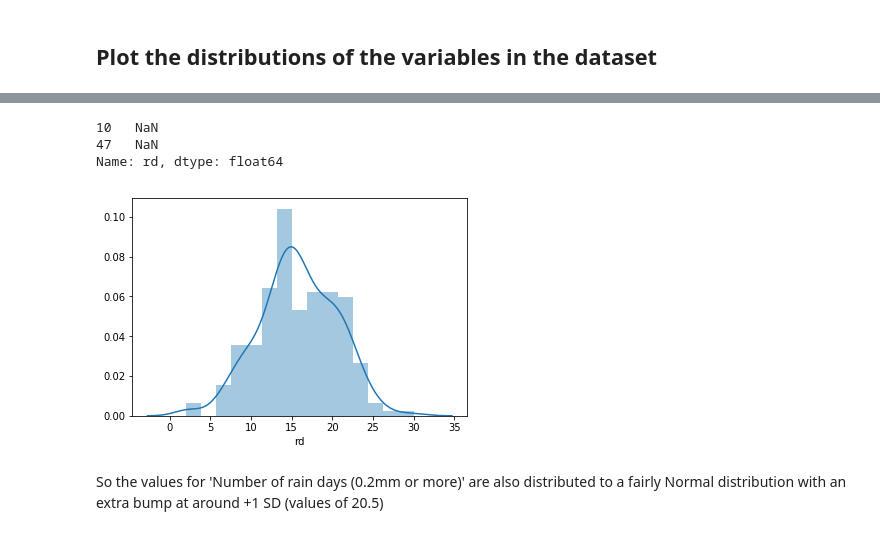
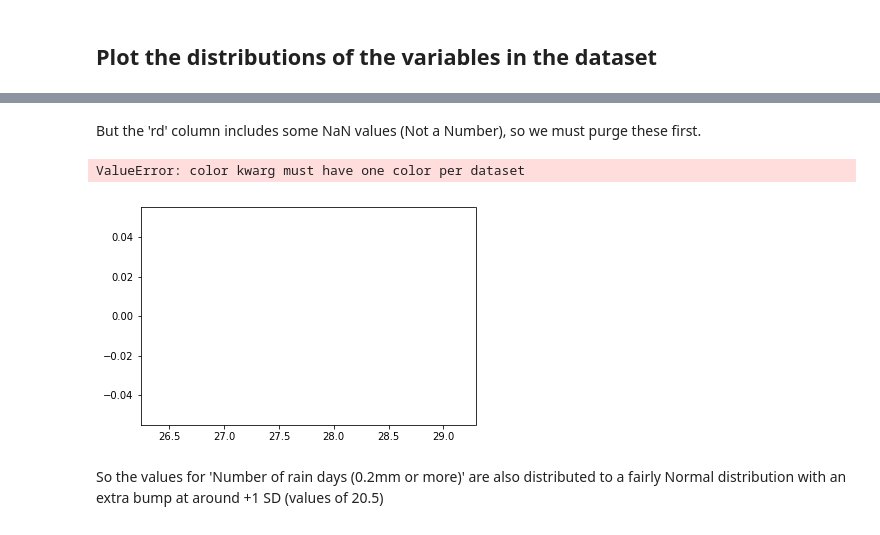
Before and after one commit to Aqua5lad/PDA-Dec-Project, a Jupyter notebook: PDA Project Dec 2018.ipynb, the cells around one changed output, grey strips where cells are left out. Drawn from its saved outputs; the diff is of its cells as text; code cells hidden in the pictures.

Commit message:
edits & iloc

```diff
--- a/PDA Project Dec 2018.ipynb
+++ b/PDA Project Dec 2018.ipynb
@@ -140,9 +63,0 @@ Index: []
-# %%
-# remove all NaN values use to_numeric with parameter errors='coerce' - it replace non numeric to NaNs:
-df['gdf'] = pd.to_numeric(df['gdf'], errors='coerce')
-
-# to remove all rows with NaNs in column, use dropna:
-df = df.dropna(subset=['gdf'])
-
-# Finally convert values to ints:
-df['gdf'] = df['gdf'].astype(int)
@@ -155,0 +79,5 @@ df1=df.iloc[:,4]
+# %%
+# Now lets ignore the Year & Month columns (0 & 1):
+df1 = df.iloc[:,2:6]
+# what does the data distribution look like?
+df1.describe()
@@ -178,4 +117,0 @@ _ = ax.set_ylabel('greatest daily fall (mm)')
-# %%
-# now lets get descriptive statistics for all four variables:
-df1 = df[['rain','gdf','rd','wd']]
-df1.describe()
@@ -240,7 +151,0 @@ Name: rd, dtype: float64
-# %%
-# For identifying NaN values use boolean indexing:
-print(dfr[dfr[:].isnull()])
-# %% [output]
-10   NaN
-47   NaN
-Name: rd, dtype: float64
@@ -247,11 +155,14 @@ Name: rd, dtype: float64
+# %% [markdown]
+But the 'rd' column includes some NaN values (Not a Number), so we must purge these first.
 # %%
-# remove all NaN values (ref: https://stackoverflow.com/questions/13413590/how-to-drop-rows-of-pandas-dataframe-whose-value-in-certain-columns-is-nan)
-dfr = dfr[pd.notnull(df['rd'])]
+# ignore all NaN values (ref: https://stackoverflow.com/questions/13413590/how-to-drop-rows-of-pandas-dataframe-whose-value-in-certain-columns-is-nan)
+dfrd = df1[pd.notnull(df1.iloc[:,2])]
 # %%
 #plot the distribution of 'rd'
-sns.distplot(dfr);
+sns.distplot(dfrd);
 # %% [output]
+ValueError: color kwarg must have one color per dataset
-[figure, old version]
+[figure, new version]
 # %% [markdown]
 So the values for 'Number of rain days (0.2mm or more)' are also distributed to a fairly Normal distribution with an extra bump at around +1 SD (values of 20.5)
 # %%
```
Also changed, not shown: parts of 34 cells of this notebook, 2 other files.
